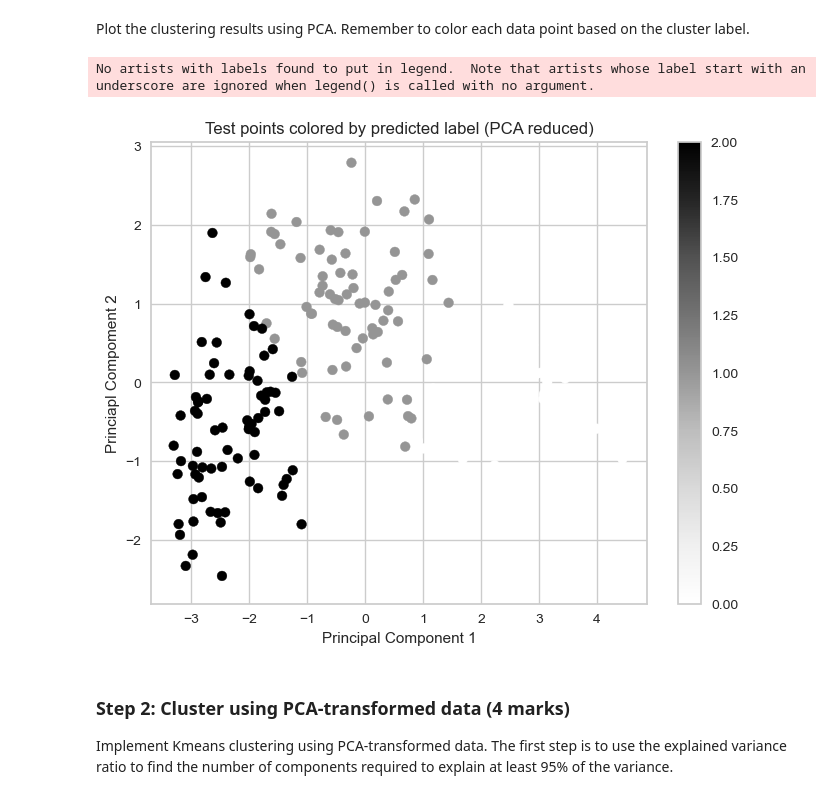
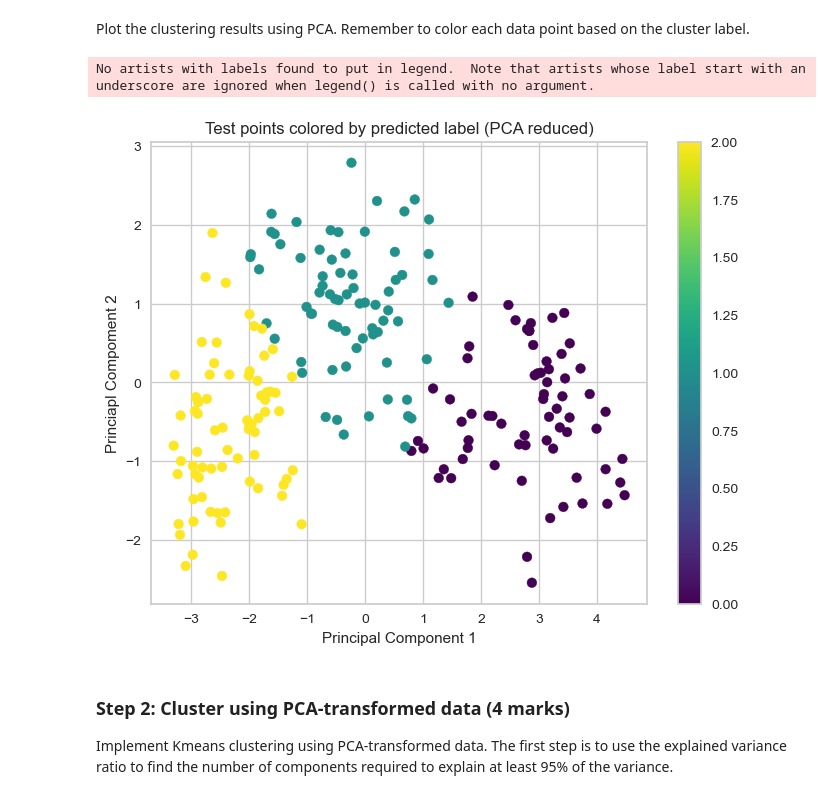
Before and after one commit to ESDiep/ENSF611-a5, a Jupyter notebook: Assignment 5_final.ipynb, the cells around one changed output. Drawn from its saved outputs; the diff is of its cells as text; code cells hidden in the pictures.

```diff
--- a/Assignment 5_final.ipynb
+++ b/Assignment 5_final.ipynb
@@ -262,23 +276,22 @@ Plot the clustering results using PCA. Remember to color each data point based o
 # %%
 # TODO: Plot clustering results
 pca = PCA(n_components = 2) # set the components to 2
 # Fit the model to the scaled data
 pca_result = pca.fit_transform(X_scaled)
 
-
 plt.figure(figsize=(8,6))
 
-plt.scatter(pca_result[:,0],pca_result[:,1], c = labels)
+plt.scatter(pca_result[:,0],pca_result[:,1], c=labels, cmap='viridis')
 
 plt.xlabel('Principal Component 1')
 plt.ylabel('Princiapl Compoment 2')
 plt.title('Test points colored by predicted label (PCA reduced)')
 plt.legend()
 plt.colorbar()
 plt.show()
 # %% [output]
 No artists with labels found to put in legend.  Note that artists whose label start with an underscore are ignored when legend() is called with no argument.
-[figure, old version]
+[figure, new version]
 # %% [markdown]
 ### Step 2: Cluster using PCA-transformed data (4 marks)
 
```
Also changed, not shown: parts of 17 cells of this notebook.
